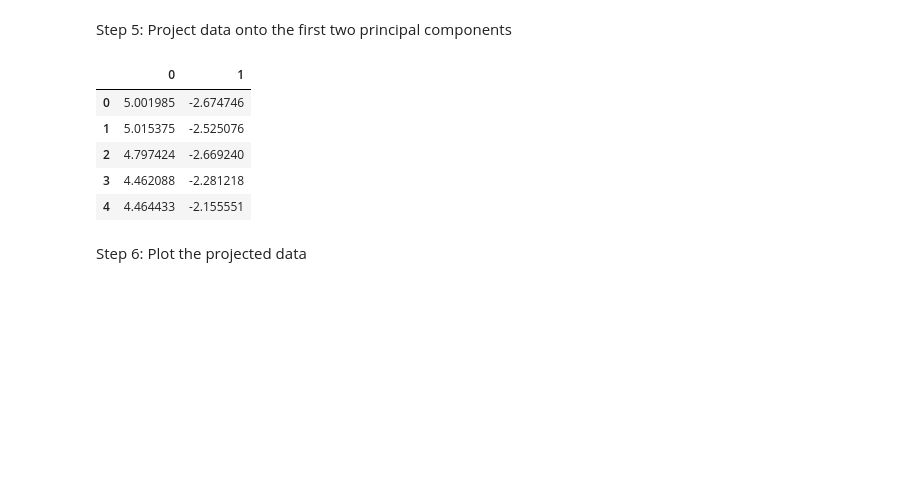
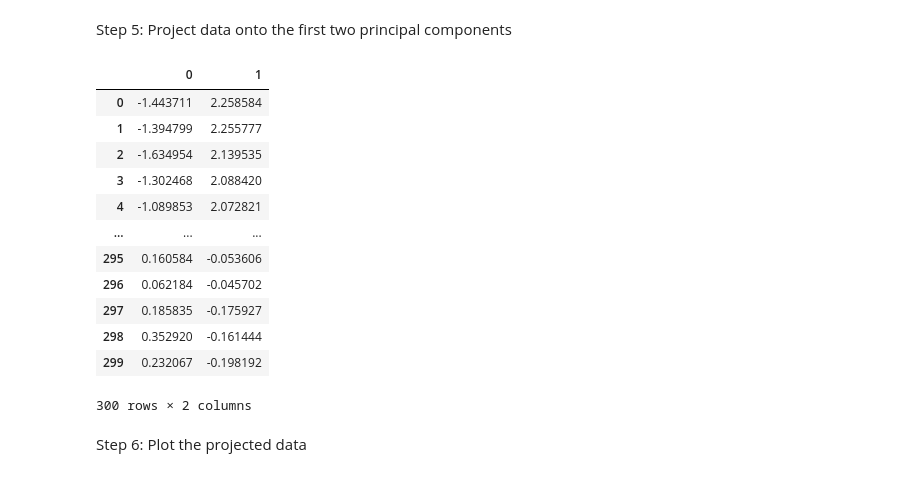
Before and after one commit to pauldubois98/RefresherMaths2023, a Jupyter notebook: ExercisesSet5/NotebookPCA.ipynb, the cells around one changed output. Drawn from its saved outputs; the diff is of its cells as text; code cells hidden in the pictures; blank space fills up the shorter version.

```diff
--- a/ExercisesSet5/NotebookPCA.ipynb
+++ b/ExercisesSet5/NotebookPCA.ipynb
@@ -106,15 +106,22 @@ eig_vectors[:, 0].round(3), eig_vectors[:, 1].round(3)
 # %% [markdown]
 Step 5: Project data onto the first two principal components
 # %%
-X_pca = X.dot(eig_vectors[:, :2])
-X_pca.head()
+X_pca = X @ eig_vectors.T[:,:2]
+X_pca
 # %% [output]
 |  | 0 | 1 |
-| 0 | 5.001985 | -2.674746 |
-| 1 | 5.015375 | -2.525076 |
-| 2 | 4.797424 | -2.669240 |
-| 3 | 4.462088 | -2.281218 |
-| 4 | 4.464433 | -2.155551 |
+| 0 | -1.443711 | 2.258584 |
+| 1 | -1.394799 | 2.255777 |
+| 2 | -1.634954 | 2.139535 |
+| 3 | -1.302468 | 2.088420 |
+| 4 | -1.089853 | 2.072821 |
+| ... | ... | ... |
+| 295 | 0.160584 | -0.053606 |
+| 296 | 0.062184 | -0.045702 |
+| 297 | 0.185835 | -0.175927 |
+| 298 | 0.352920 | -0.161444 |
+| 299 | 0.232067 | -0.198192 |
+300 rows × 2 columns
 # %% [markdown]
 Step 6: Plot the projected data
 # %%
```
Also changed, not shown: parts of 1 cell of this notebook.
